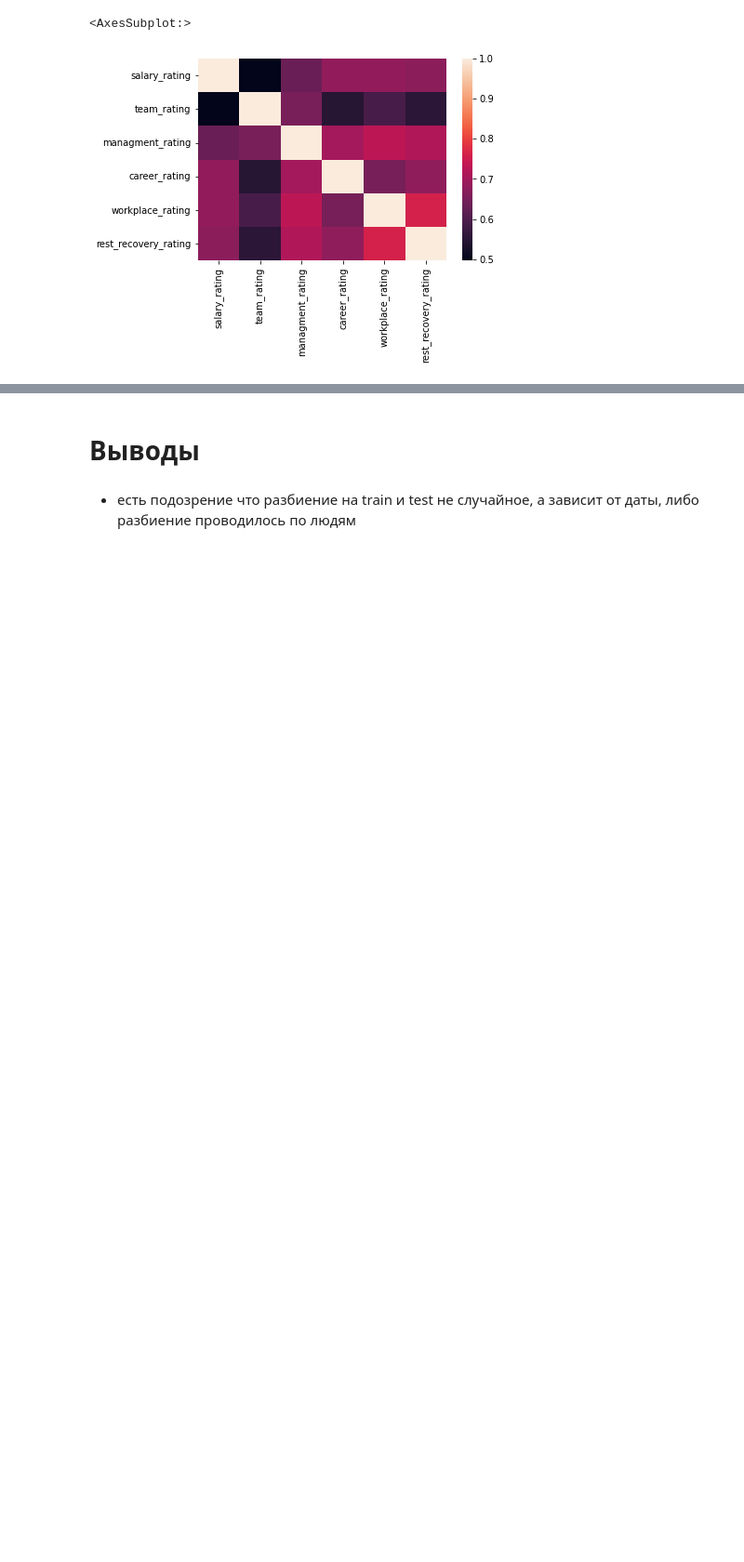
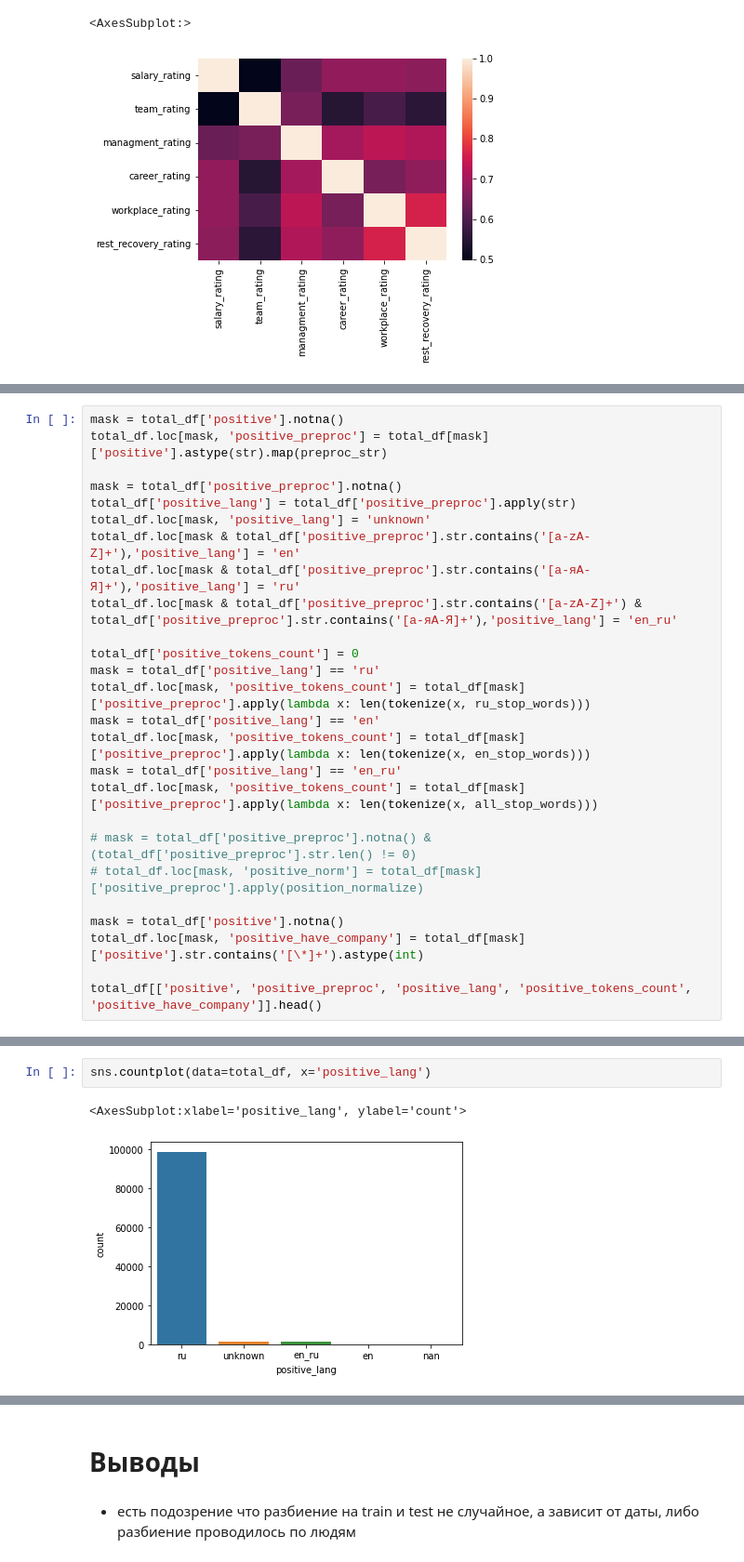
Before and after one commit to Antiguru11/HeadHunterEmployerReview, a Jupyter notebook: eda.ipynb, the cells around one changed output, grey strips where cells are left out. Shown at 93% size. Saved outputs shown, nothing was run; the diff lists cells and outputs as text; blank space fills up the shorter version.

Commit message:
make eda for positive and negative comment

```diff
--- a/eda.ipynb
+++ b/eda.ipynb
@@ -1188,0 +1245,26 @@ sns.heatmap(data=total_df[rating_cols].corr())
+# %%
+mask = total_df['positive'].notna()
+total_df.loc[mask, 'positive_preproc'] = total_df[mask]['positive'].astype(str).map(preproc_str)
+
+mask = total_df['positive_preproc'].notna()
+total_df['positive_lang'] = total_df['positive_preproc'].apply(str)
+total_df.loc[mask, 'positive_lang'] = 'unknown'
+total_df.loc[mask & total_df['positive_preproc'].str.contains('[a-zA-Z]+'),'positive_lang'] = 'en'
+total_df.loc[mask & total_df['positive_preproc'].str.contains('[а-яА-Я]+'),'positive_lang'] = 'ru'
+total_df.loc[mask & total_df['positive_preproc'].str.contains('[a-zA-Z]+') & total_df['positive_preproc'].str.contains('[а-яА-Я]+'),'positive_lang'] = 'en_ru'
+
+total_df['positive_tokens_count'] = 0
+mask = total_df['positive_lang'] == 'ru'
+total_df.loc[mask, 'positive_tokens_count'] = total_df[mask]['positive_preproc'].apply(lambda x: len(tokenize(x, ru_stop_words)))
+mask = total_df['positive_lang'] == 'en'
+total_df.loc[mask, 'positive_tokens_count'] = total_df[mask]['positive_preproc'].apply(lambda x: len(tokenize(x, en_stop_words)))
+mask = total_df['positive_lang'] == 'en_ru'
+total_df.loc[mask, 'positive_tokens_count'] = total_df[mask]['positive_preproc'].apply(lambda x: len(tokenize(x, all_stop_words)))
+
+# mask = total_df['positive_preproc'].notna() & (total_df['positive_preproc'].str.len() != 0)
+# total_df.loc[mask, 'positive_norm'] = total_df[mask]['positive_preproc'].apply(position_normalize)
+
+mask = total_df['positive'].notna()
+total_df.loc[mask, 'positive_have_company'] = total_df[mask]['positive'].str.contains('[\*]+').astype(int)
+
+total_df[['positive', 'positive_preproc', 'positive_lang', 'positive_tokens_count', 'positive_have_company']].head()
@@ -1188,0 +1278,5 @@ sns.heatmap(data=total_df[rating_cols].corr())
+# %%
+sns.countplot(data=total_df, x='positive_lang')
+# %% [output]
+<AxesSubplot:xlabel='positive_lang', ylabel='count'>
+[figure, added]
```
Also changed, not shown: parts of 67 cells of this notebook.
